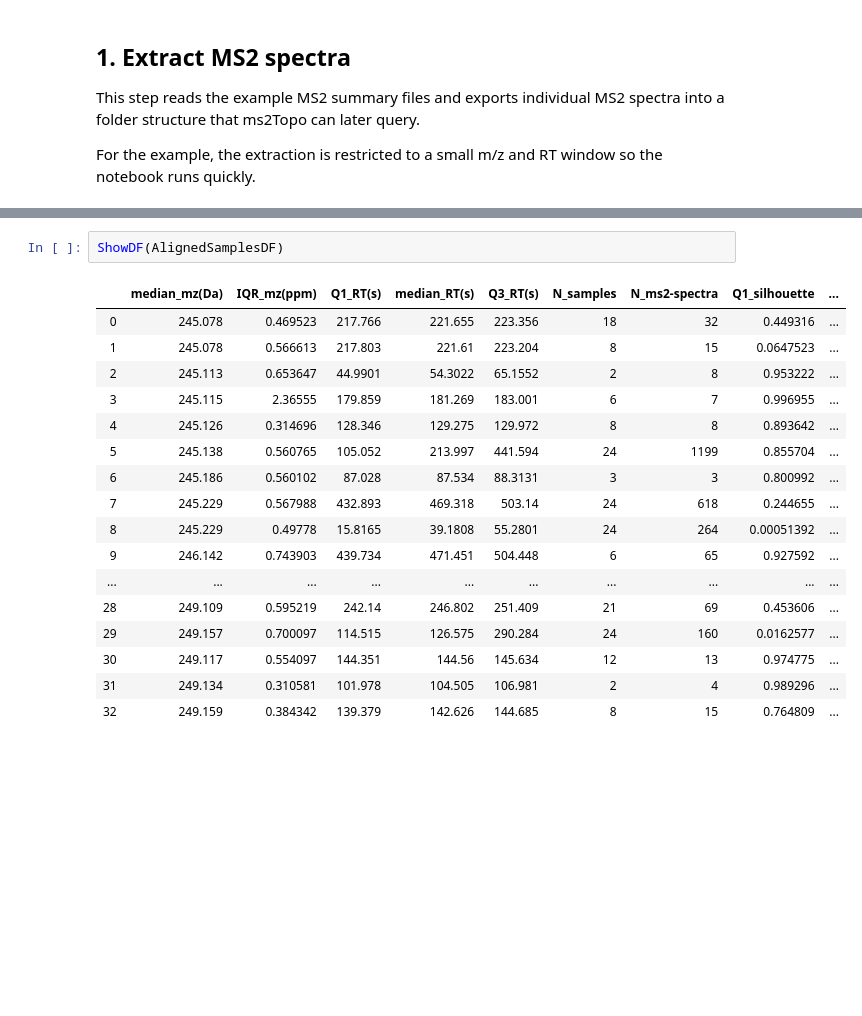
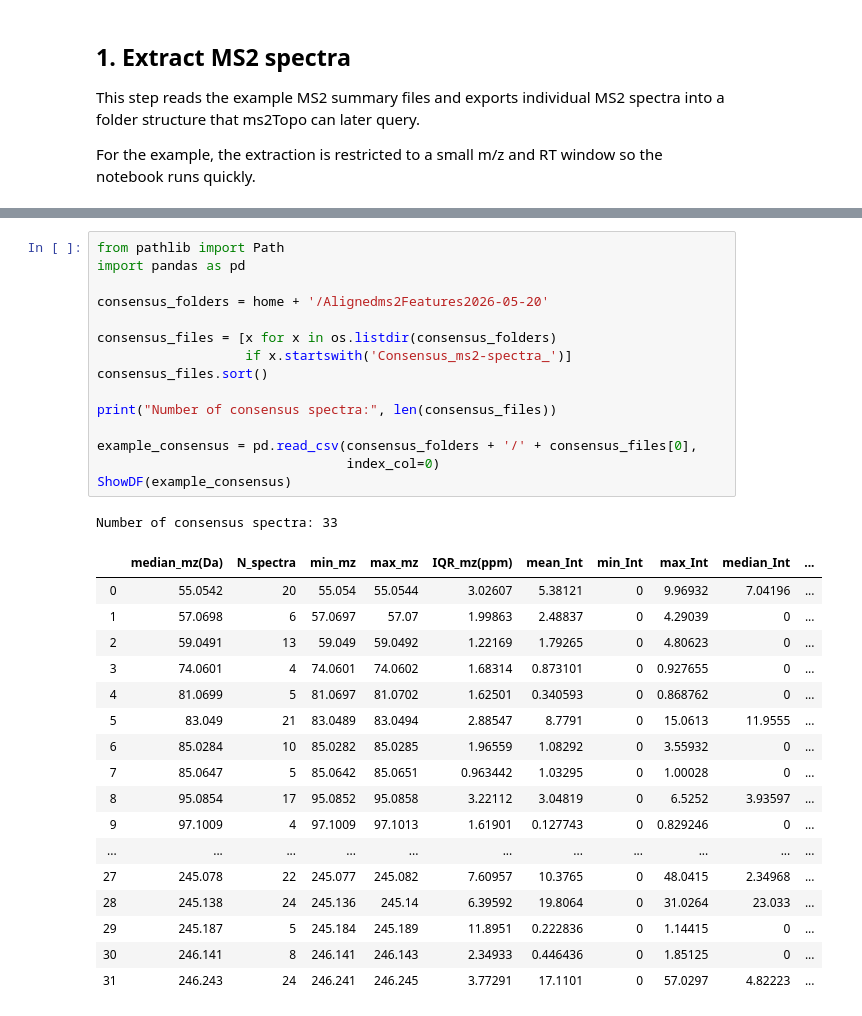
Before and after one commit to EdwinChingate/ms2Topo, a Jupyter notebook: ms2Topo.ipynb, the cells around one changed output, grey strips where cells are left out. Drawn from its saved outputs; the diff is of its cells as text; blank space fills up the shorter version.

```diff
--- a/ms2Topo.ipynb
+++ b/ms2Topo.ipynb
@@ -114,20 +172,34 @@ AlignedSamplesDF = ms2_SamplesAligment(context = context,
 # %%
-ShowDF(AlignedSamplesDF)
+from pathlib import Path
+import pandas as pd
+
+consensus_folders = home + '/Alignedms2Features2026-05-20'
+
+consensus_files = [x for x in os.listdir(consensus_folders)
+                   if x.startswith('Consensus_ms2-spectra_')]
+consensus_files.sort()
+
+print("Number of consensus spectra:", len(consensus_files))
+
+example_consensus = pd.read_csv(consensus_folders + '/' + consensus_files[0],
+                                index_col=0)
+ShowDF(example_consensus)
 # %% [output]
+Number of consensus spectra: 33
-|  | median_mz(Da) | IQR_mz(ppm) | Q1_RT(s) | median_RT(s) | Q3_RT(s) | N_samples | N_ms2-spectra | Q1_silhouette | ... |
-| 0 | 245.078 | 0.469523 | 217.766 | 221.655 | 223.356 | 18 | 32 | 0.449316 | ... |
-| 1 | 245.078 | 0.566613 | 217.803 | 221.61 | 223.204 | 8 | 15 | 0.0647523 | ... |
-| 2 | 245.113 | 0.653647 | 44.9901 | 54.3022 | 65.1552 | 2 | 8 | 0.953222 | ... |
-| 3 | 245.115 | 2.36555 | 179.859 | 181.269 | 183.001 | 6 | 7 | 0.996955 | ... |
-| 4 | 245.126 | 0.314696 | 128.346 | 129.275 | 129.972 | 8 | 8 | 0.893642 | ... |
-| 5 | 245.138 | 0.560765 | 105.052 | 213.997 | 441.594 | 24 | 1199 | 0.855704 | ... |
-| 6 | 245.186 | 0.560102 | 87.028 | 87.534 | 88.3131 | 3 | 3 | 0.800992 | ... |
-| 7 | 245.229 | 0.567988 | 432.893 | 469.318 | 503.14 | 24 | 618 | 0.244655 | ... |
-| 8 | 245.229 | 0.49778 | 15.8165 | 39.1808 | 55.2801 | 24 | 264 | 0.00051392 | ... |
-| 9 | 246.142 | 0.743903 | 439.734 | 471.451 | 504.448 | 6 | 65 | 0.927592 | ... |
-| ... | ... | ... | ... | ... | ... | ... | ... | ... | ... |
-| 28 | 249.109 | 0.595219 | 242.14 | 246.802 | 251.409 | 21 | 69 | 0.453606 | ... |
-| 29 | 249.157 | 0.700097 | 114.515 | 126.575 | 290.284 | 24 | 160 | 0.0162577 | ... |
-| 30 | 249.117 | 0.554097 | 144.351 | 144.56 | 145.634 | 12 | 13 | 0.974775 | ... |
-| 31 | 249.134 | 0.310581 | 101.978 | 104.505 | 106.981 | 2 | 4 | 0.989296 | ... |
-| 32 | 249.159 | 0.384342 | 139.379 | 142.626 | 144.685 | 8 | 15 | 0.764809 | ... |
+|  | median_mz(Da) | N_spectra | min_mz | max_mz | IQR_mz(ppm) | mean_Int | min_Int | max_Int | median_Int | ... |
+| 0 | 55.0542 | 20 | 55.054 | 55.0544 | 3.02607 | 5.38121 | 0 | 9.96932 | 7.04196 | ... |
+| 1 | 57.0698 | 6 | 57.0697 | 57.07 | 1.99863 | 2.48837 | 0 | 4.29039 | 0 | ... |
+| 2 | 59.0491 | 13 | 59.049 | 59.0492 | 1.22169 | 1.79265 | 0 | 4.80623 | 0 | ... |
+| 3 | 74.0601 | 4 | 74.0601 | 74.0602 | 1.68314 | 0.873101 | 0 | 0.927655 | 0 | ... |
+| 4 | 81.0699 | 5 | 81.0697 | 81.0702 | 1.62501 | 0.340593 | 0 | 0.868762 | 0 | ... |
+| 5 | 83.049 | 21 | 83.0489 | 83.0494 | 2.88547 | 8.7791 | 0 | 15.0613 | 11.9555 | ... |
+| 6 | 85.0284 | 10 | 85.0282 | 85.0285 | 1.96559 | 1.08292 | 0 | 3.55932 | 0 | ... |
+| 7 | 85.0647 | 5 | 85.0642 | 85.0651 | 0.963442 | 1.03295 | 0 | 1.00028 | 0 | ... |
+| 8 | 95.0854 | 17 | 95.0852 | 95.0858 | 3.22112 | 3.04819 | 0 | 6.5252 | 3.93597 | ... |
+| 9 | 97.1009 | 4 | 97.1009 | 97.1013 | 1.61901 | 0.127743 | 0 | 0.829246 | 0 | ... |
+| ... | ... | ... | ... | ... | ... | ... | ... | ... | ... | ... |
+| 27 | 245.078 | 22 | 245.077 | 245.082 | 7.60957 | 10.3765 | 0 | 48.0415 | 2.34968 | ... |
+| 28 | 245.138 | 24 | 245.136 | 245.14 | 6.39592 | 19.8064 | 0 | 31.0264 | 23.033 | ... |
+| 29 | 245.187 | 5 | 245.184 | 245.189 | 11.8951 | 0.222836 | 0 | 1.14415 | 0 | ... |
+| 30 | 246.141 | 8 | 246.141 | 246.143 | 2.34933 | 0.446436 | 0 | 1.85125 | 0 | ... |
+| 31 | 246.243 | 24 | 246.241 | 246.245 | 3.77291 | 17.1101 | 0 | 57.0297 | 4.82223 | ... |
```
Also changed, not shown: parts of 15 cells of this notebook, 1 other file.
